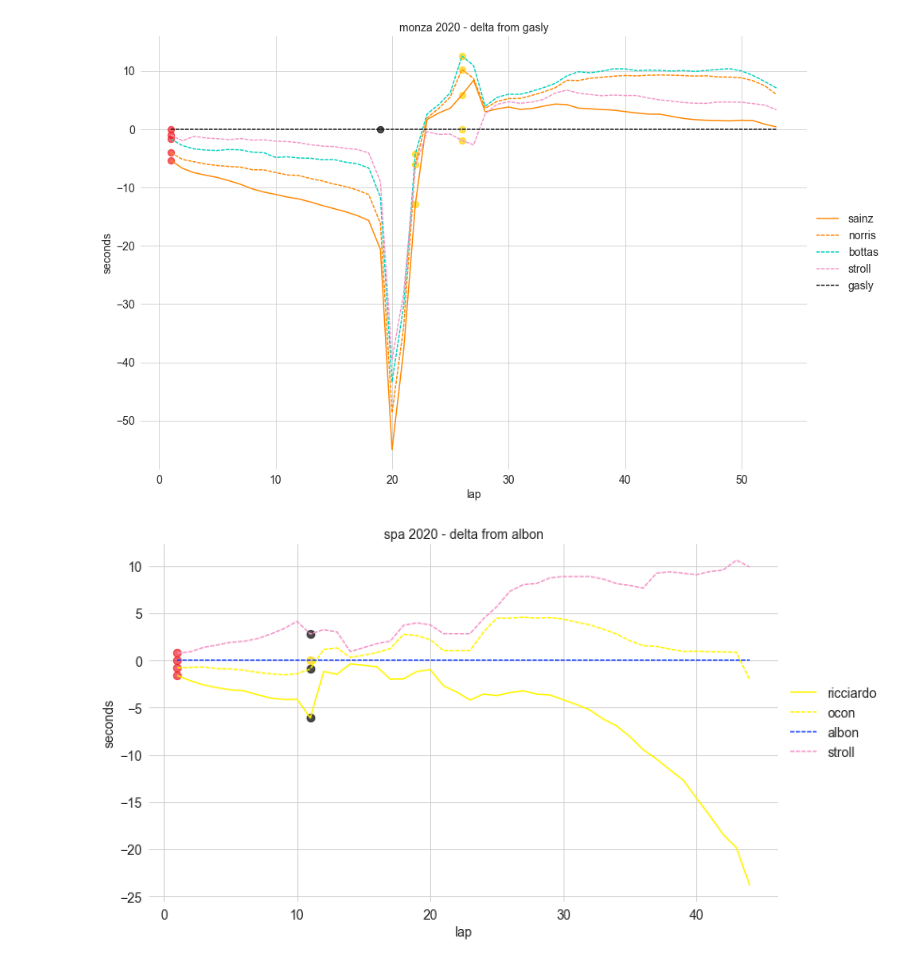
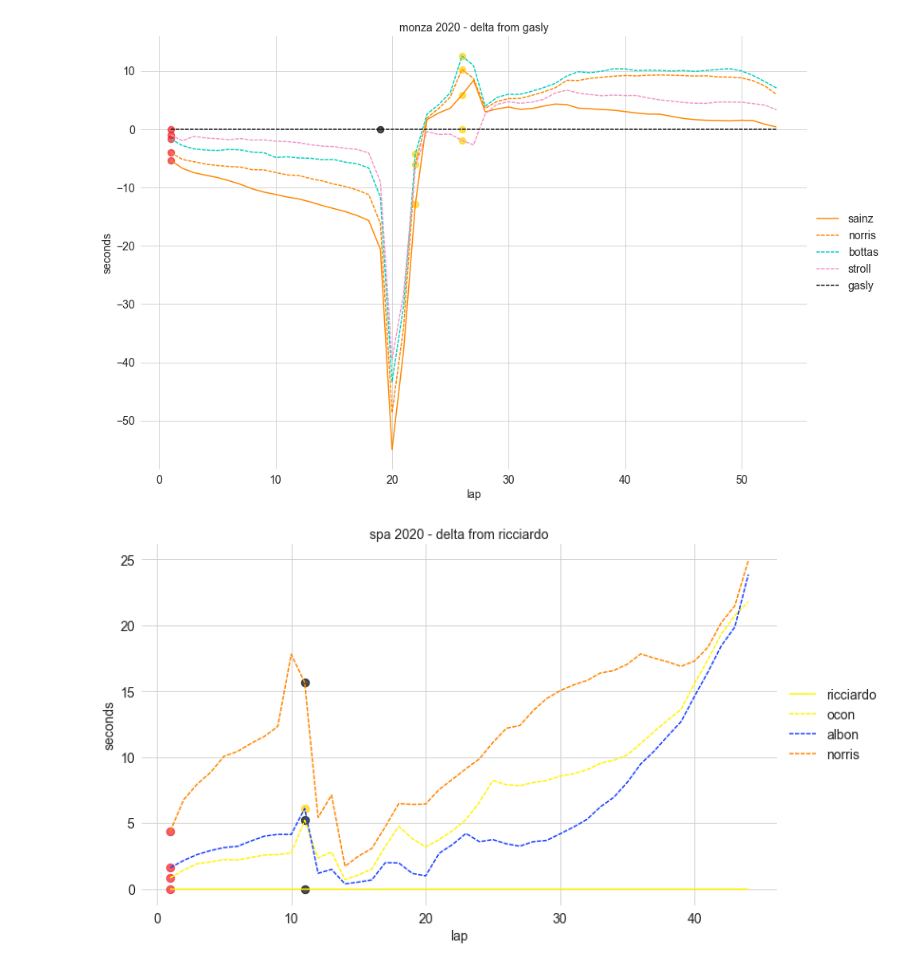
Before and after one commit to luke-bassett/f1-analysis, a Jupyter notebook: f1-analysis/Example.ipynb, the cells around one changed output. Saved outputs shown, nothing was run; the diff lists cells and outputs as text; code cells hidden in the pictures.

```diff
--- a/f1-analysis/Example.ipynb
+++ b/f1-analysis/Example.ipynb
@@ -66,10 +72,10 @@ fig, ax = plot.delta_chart(
 # %%
 fig, ax = plot.delta_chart(
     ergast,
     race=(2020, 7),
-    tgt_driver='albon',
-    driver_refs=['albon', 'ocon', 'stroll', 'ricciardo'],
+    tgt_driver='ricciardo',
+    driver_refs=['albon', 'ocon', 'norris', 'ricciardo'],
     show_tyres=True
 )
 # %% [output]
-[figure, old version]
+[figure, new version]
```
Also changed, not shown: parts of 3 cells of this notebook, 2 other files.
